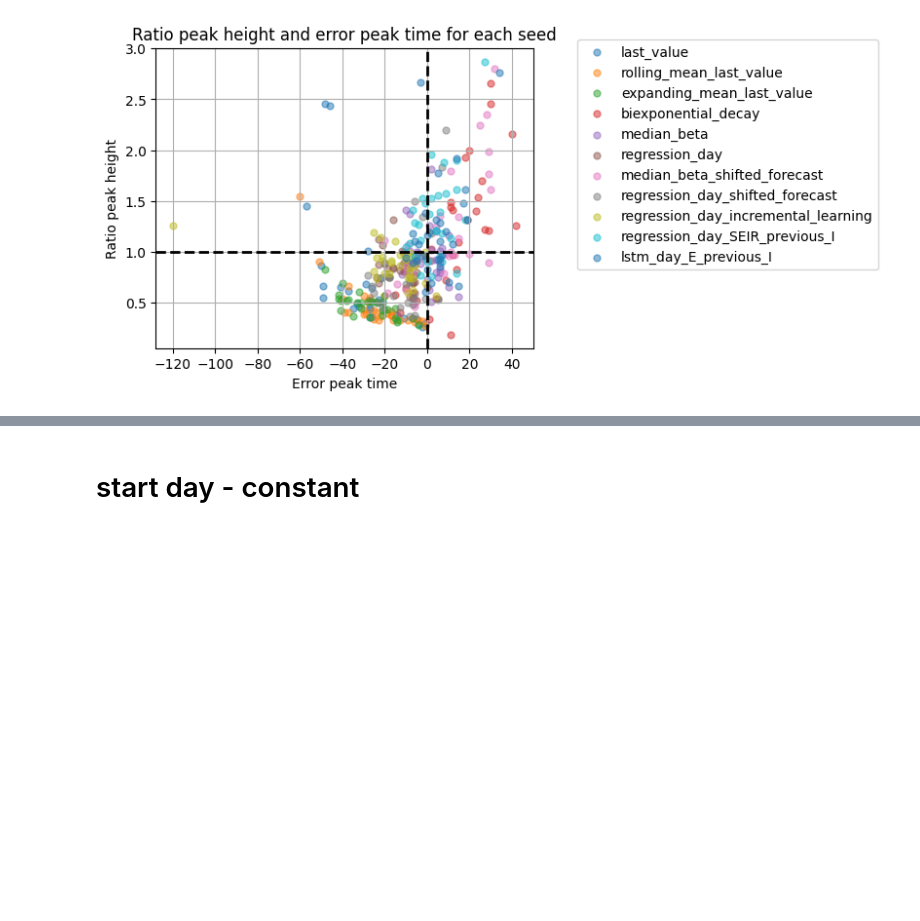
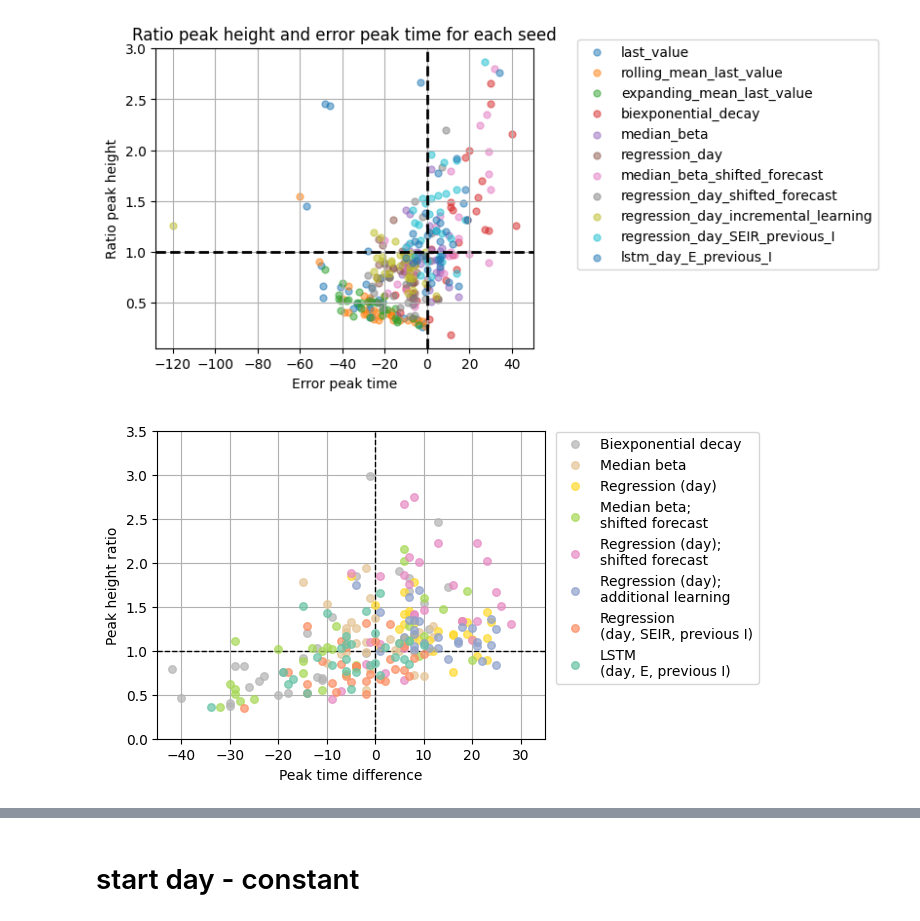
Before and after one commit to vnleonenko/Network_hybrid, a Jupyter notebook: plot_methods.ipynb, the cells around one changed output, grey strips where cells are left out. Saved outputs shown, nothing was run; the diff lists cells and outputs as text; code cells hidden in the pictures; blank space fills up the shorter version.

```diff
--- a/plot_methods.ipynb
+++ b/plot_methods.ipynb
@@ -653,3 +707,59 @@ ax.grid()
 plt.savefig(f'results/type_start_day = roll_var_npeople/ratio_and_error_peaks.pdf', format='pdf', dpi=300, bbox_inches='tight')
 # %% [output]
 [figure]
+# %%
+new_labels = ['last_value', 'rolling_mean_last_value',
+                'expanding_mean_last_value','biexponential_decay',
+
+                'median_beta','regression_day',
+
+                'median_beta_shifted_forecast','regression_day_shifted_forecast',
+                'regression_day_incremental_learning','regression_day_SEIR_previous_I',
+                'lstm_day_E_previous_I']
+
+
+switch = 'type_start_day = roll_var_npeople'
+# %%
+fig, ax = plt.subplots(1,1,figsize=(5, 4))
+
+ax.axvline(x=0, color='black', linestyle='--',
+           linewidth=1)
+ax.axhline(y=1, color='black', linestyle='--',
+           linewidth=1)
+
+methods = ['Biexponential decay', 'Median beta', 'Regression (day)',
+
+            'Median beta;\nshifted forecast',
+            'Regression (day);\nshifted forecast',
+            'Regression (day);\nadditional learning',
+            'Regression\n(day, SEIR, previous I)',
+            'LSTM\n(day, E, previous I)']
+cmap = mpl.colormaps['Set2']
+# Take colors at regular intervals spanning the colormap.
+colors = cmap(np.linspace(0, 1, 8))
+colors = list(colors)
+
+for name, method in zip(new_labels[3:], methods):
+    p_df = pd.read_csv(f'results/{switch}/{name}_results.csv')
+
+    ph = p_df['predicted_peak_I']/p_df['actual_peak_I']
+    pt = p_df['predicted_peak_day'] - p_df['actual_peak_day']
+
+    ax.scatter(pt,ph, marker='.', s=120,  alpha=.7,
+               label=method, zorder=10, color=colors.pop())
+
+
+#ax.set_title('Ratio peak height and error peak time for each seed')
+ax.set_xlabel('Peak time difference')
+ax.set_ylabel('Peak height ratio')
+ax.legend(bbox_to_anchor=(1.01, 1.02))
+
+
+ax.grid()
+
+ax.set_xlim(-45,35)
+ax.set_ylim(0,3.5)
+plt.savefig(f'results/{switch}/ratio_and_error_peaks_changing_Betas.pdf', format='pdf',
+            bbox_inches='tight')
+# %% [output]
+[figure, added]
```
Also changed, not shown: parts of 40 cells of this notebook, 33 other files.
